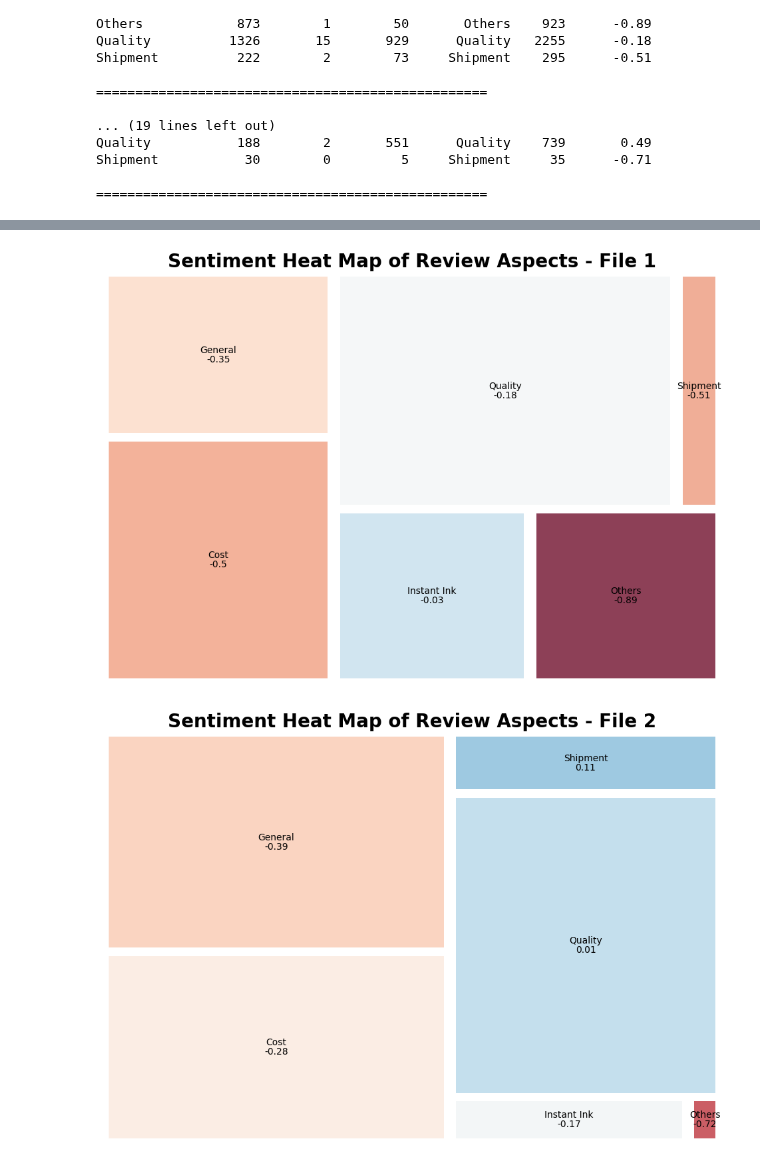
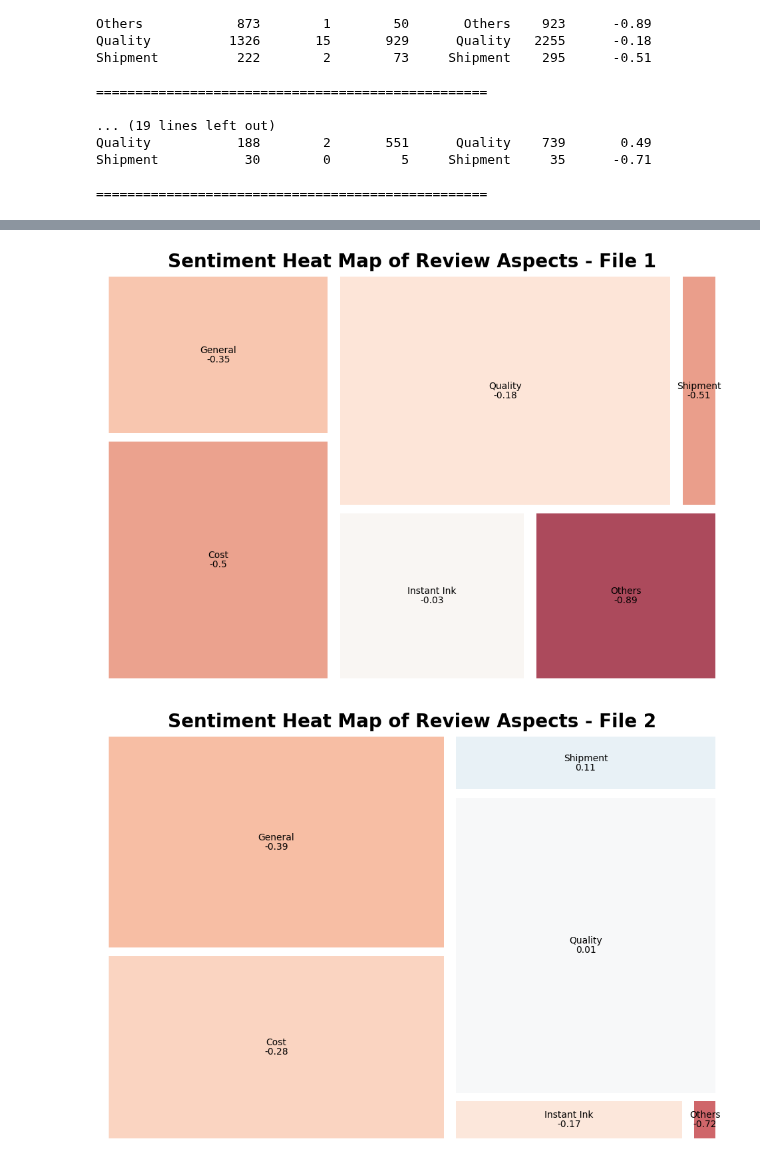
Before and after one commit to wd686/InkSightAnalyzer, a Jupyter notebook: Multi-Turn Zero-Shot ABSA.ipynb, the cells around one changed output, grey strips where cells are left out. Drawn from its saved outputs; the diff is of its cells as text; code cells hidden in the pictures.

```diff
--- a/Multi-Turn Zero-Shot ABSA.ipynb
+++ b/Multi-Turn Zero-Shot ABSA.ipynb
@@ -259,9 +259,9 @@ for i, file in enumerate(file_paths, start=1):
     # Calculate the overall sentiment score for each category
     df_summary["sentiment"] = np.round((df_summary["positive"] - df_summary["negative"]) / (df_summary["positive"] + df_summary["negative"]), 2)
 
-    # Normalize sentiment values for color intensity
-    norm = matplotlib.colors.Normalize(vmin=min(df_summary.sentiment), vmax=max(df_summary.sentiment))
-    colors = [matplotlib.cm.Blues(norm(value)) for value in df_summary.sentiment]
+    # Normalize sentiment values for color intensity using RdBu colormap
+    norm = matplotlib.colors.Normalize(vmin=-1, vmax=1)
+    colors = [matplotlib.cm.RdBu(norm(value)) for value in df_summary.sentiment]
 
     # Plot treemap for each summary
     fig = plt.gcf()
@@ -300,32 +300,34 @@ for file in file_paths:
 
     # Calculate the overall sentiment score for each category
     df_summary["sentiment"] = np.round((df_summary["positive"] - df_summary["negative"]) / (df_summary["positive"] + df_summary["negative"]), 2)
 
     # Store the DataFrame for later use
     dfs.append(df_summary)
 
 # Step 2: Find the global min and max sentiment values across all DataFrames
 all_sentiments = pd.concat([df['sentiment'] for df in dfs])
 global_min = all_sentiments.min()
 global_max = all_sentiments.max()
 
 # Step 3: Normalize using global min and max values and plot each treemap
-norm = matplotlib.colors.Normalize(vmin=global_min, vmax=global_max)
+# norm = matplotlib.colors.Normalize(vmin=global_min, vmax=global_max)
+norm = matplotlib.colors.Normalize(vmin=-1, vmax=1)
+
 
 for i, df_summary in enumerate(dfs, start=1):
     # Normalize sentiment values for consistent color intensity across plots
     colors = [matplotlib.cm.RdBu(norm(value)) for value in df_summary.sentiment]
 
     # Plot treemap for each summary
     fig = plt.gcf()
     fig.set_size_inches(12, 8)
 
     # Plot treemap using squarify with global color normalization
     squarify.plot(label=df_summary.category, sizes=df_summary.total, value=df_summary.sentiment, color=colors, alpha=.75, pad=True)
 
     plt.title(f"Sentiment Heat Map of Review Aspects - File {i}", fontsize=20, fontweight="bold")
     plt.axis('off')  # Turn off the axis for a cleaner plot
     plt.show()
 # %% [output]
 [figure]
-[figure, old version]
+[figure, new version]
```
Also changed, not shown: parts of 2 cells of this notebook.
